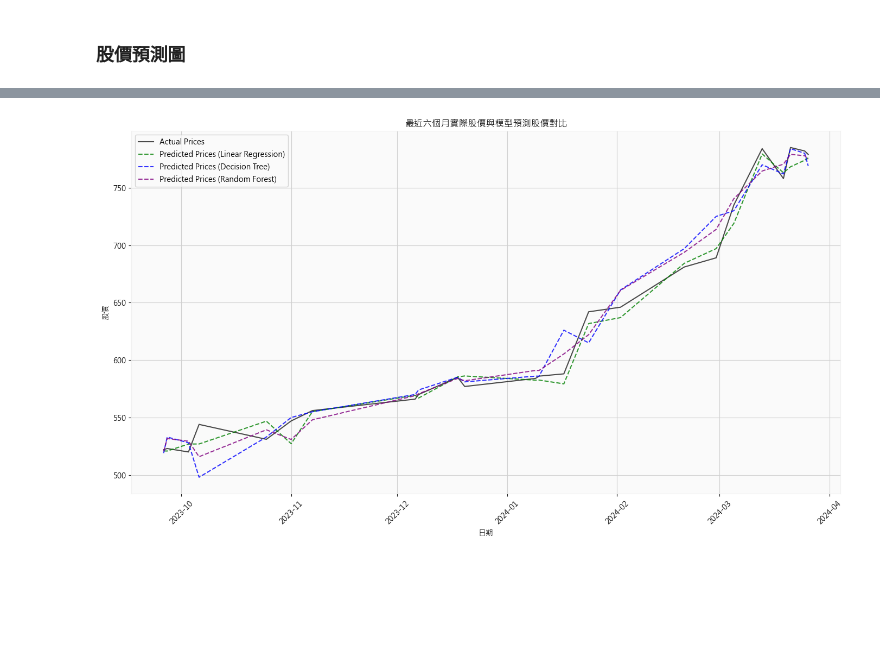
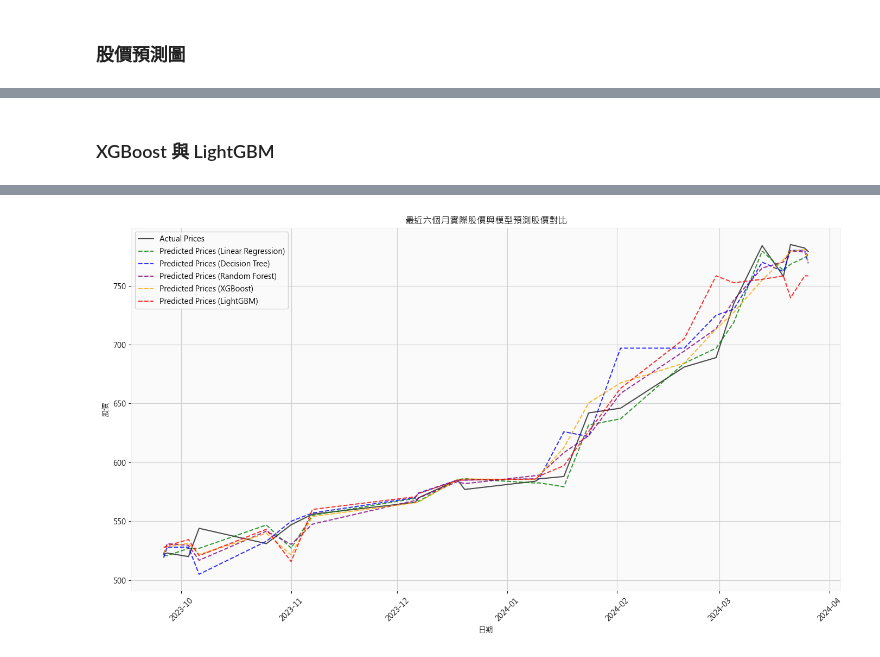
Before and after one commit to martinhsieh586/-, a Jupyter notebook: ch2.ipynb, the cells around one changed output, grey strips where cells are left out. Saved outputs shown, nothing was run; the diff lists cells and outputs as text; code cells hidden in the pictures; blank space fills up the shorter version.

```diff
--- a/ch2.ipynb
+++ b/ch2.ipynb
@@ -161,7 +161,9 @@ X = df_twse[['SMA_20', 'RSI_14', 'MACD', 'MACD_Signal']]
 y = df_twse['Future_Price']
 
 # 分割資料為訓練集和測試集
-X_train, X_test, y_train, y_test = train_test_split(X, y, test_size=0.2, random_state=42)
+X_train, X_test, y_train, y_test = train_test_split(
+    X, y, test_size=0.2, random_state=42, shuffle=True  # 保留時間順序
+)
 
 # 機器學習模型：線性回歸、決策樹、隨機森林
 # 1. 線性回歸
@@ -217,20 +233,33 @@ print(f"隨機森林相對準確率: {accuracy_forest * 100:.2f}%")
+# %% [markdown]
+### XGBoost 與 LightGBM
 # %%
-# 只取最近六個月的回測結果
-dates = y_test.index  # 測試集對應的日期
-six_months_ago = dates.max() - pd.DateOffset(months=6)  # 六個月前的日期
-recent_six_months = dates[dates >= six_months_ago]  # 取出最近六個月的日期範圍
+import xgboost as xgb
+import lightgbm as lgb
 
-# 只顯示最近六個月的實際股價和預測股價
-y_test_recent = y_test.loc[recent_six_months]
-y_pred_lr_recent = pd.Series(y_pred_lr, index=y_test.index).loc[recent_six_months]
-y_pred_tree_recent = pd.Series(y_pred_tree, index=y_test.index).loc[recent_six_months]
-y_pred_forest_recent = pd.Series(y_pred_forest, index=y_test.index).loc[recent_six_months]
+# 4. XGBoost 回歸
+xgboost_model = xgb.XGBRegressor(objective='reg:squarederror', n_estimators=100)
+xgboost_model.fit(X_train, y_train)
+y_pred_xgb = xgboost_model.predict(X_test)
 
-# 確保索引按時間順序排列
-y_test_recent = y_test_recent.sort_index()
-y_pred_lr_recent = y_pred_lr_recent.sort_index()
-y_pred_tree_recent = y_pred_tree_recent.sort_index()
-y_pred_forest_recent = y_pred_forest_recent.sort_index()
+# 5. LightGBM 回歸
+lgbm_model = lgb.LGBMRegressor(n_estimators=100)
+lgbm_model.fit(X_train, y_train)
+y_pred_lgb = lgbm_model.predict(X_test)
+
+mape_xgb = mean_absolute_percentage_error(y_test, y_pred_xgb)
+mape_lgb = mean_absolute_percentage_error(y_test, y_pred_lgb)
+
+accuracy_xgb = 1 - mape_xgb
+accuracy_lgb = 1 - mape_lgb
+
+print(f"XGBoost 相對準確率: {accuracy_xgb * 100:.2f}%")
+print(f"LightGBM 相對準確率: {accuracy_lgb * 100:.2f}%")
+
+y_pred_xgb_recent = pd.Series(y_pred_xgb, index=y_test.index).loc[recent_six_months]
+y_pred_lgb_recent = pd.Series(y_pred_lgb, index=y_test.index).loc[recent_six_months]
+
+y_pred_xgb_recent = y_pred_xgb_recent.sort_index()
+y_pred_lgb_recent = y_pred_lgb_recent.sort_index()
 
 # 繪製最近六個月的預測結果與實際股價對比
 plt.figure(figsize=(14, 8))
@@ -247,6 +276,12 @@ plt.plot(y_pred_tree_recent.index, y_pred_tree_recent, label='Predicted Prices (
 # 繪製隨機森林預測結果
 plt.plot(y_pred_forest_recent.index, y_pred_forest_recent, label='Predicted Prices (Random Forest)', color='purple', linestyle='--', alpha=0.8)
 
+# 繪製 XGBoost 預測結果
+plt.plot(y_pred_xgb_recent.index, y_pred_xgb_recent, label='Predicted Prices (XGBoost)', color='orange', linestyle='--', alpha=0.8)
+
+# 繪製 LightGBM 預測結果
+plt.plot(y_pred_lgb_recent.index, y_pred_lgb_recent, label='Predicted Prices (LightGBM)', color='red', linestyle='--', alpha=0.8)
+
 # 添加圖例和標題
 plt.title('最近六個月實際股價與模型預測股價對比')
 plt.xlabel('日期')
@@ -264 +316 @@ plt.show()
-[figure, old version]
+[figure, new version]
```
Also changed, not shown: parts of 5 cells of this notebook, 6 other files.
